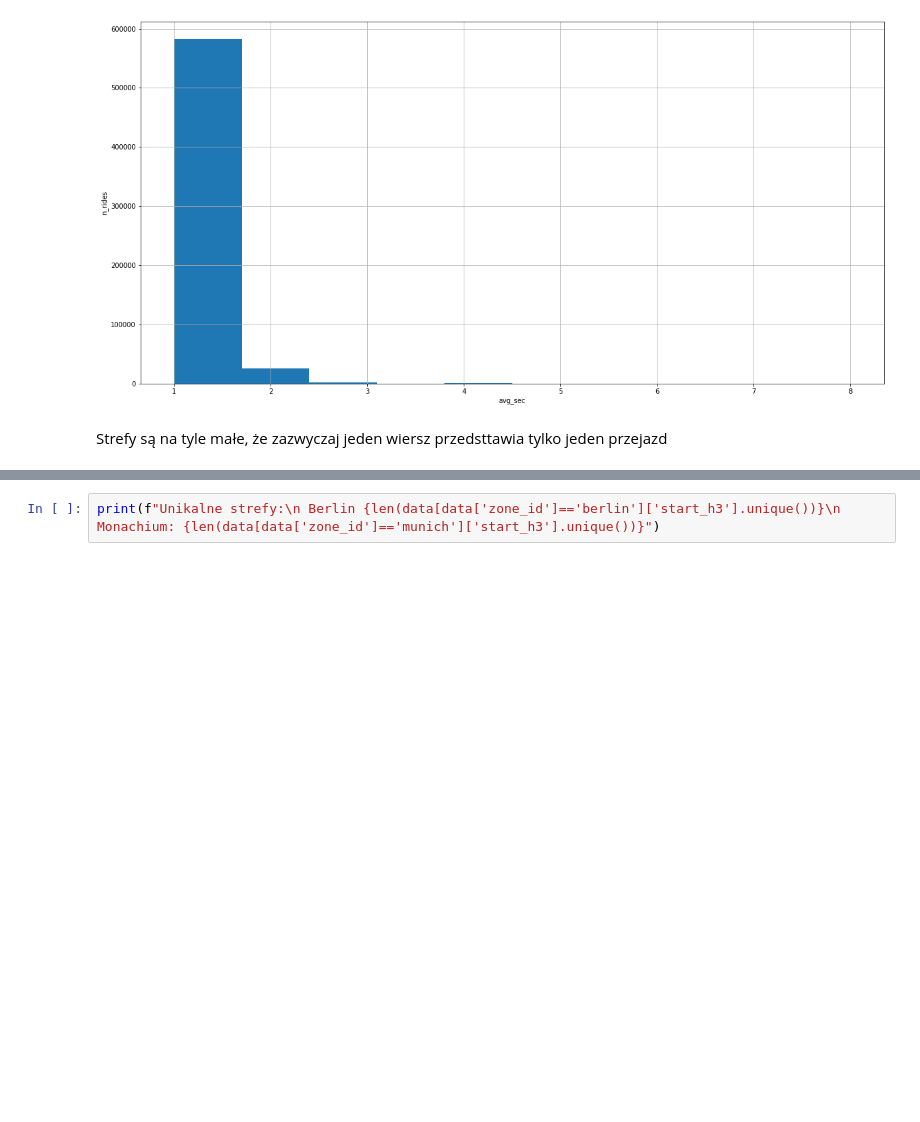
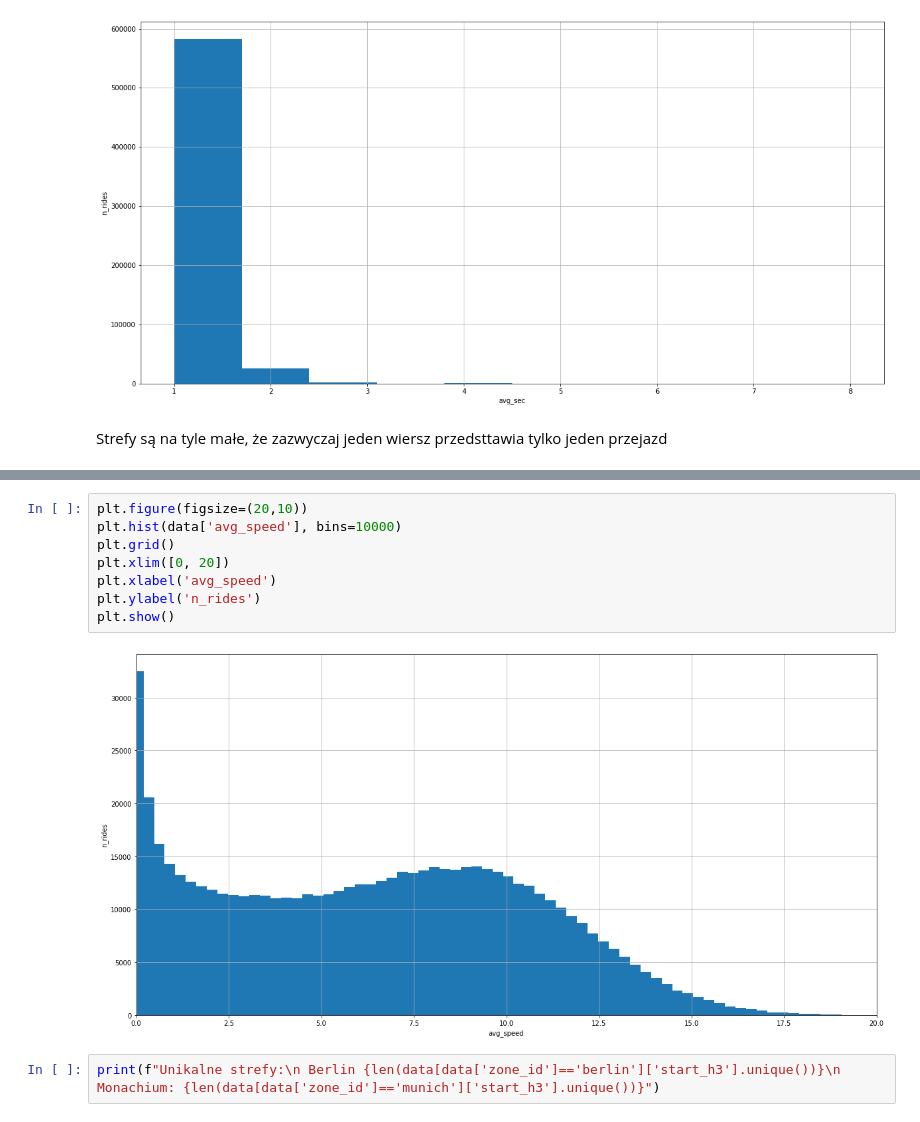
Before and after one commit to jsobolew/E-Scooter-routes-analysis, a Jupyter notebook: script.ipynb, the cells around one changed output, grey strips where cells are left out. Drawn from its saved outputs; the diff is of its cells as text; blank space fills up the shorter version.

```diff
--- a/script.ipynb
+++ b/script.ipynb
@@ -73,3 +78,13 @@ plt.show()
+# %%
+plt.figure(figsize=(20,10))
+plt.hist(data['avg_speed'], bins=10000)
+plt.grid()
+plt.xlim([0, 20])
+plt.xlabel('avg_speed')
+plt.ylabel('n_rides')
+plt.show()
+# %% [output]
+[figure, added]
 # %%
 print(f"Unikalne strefy:\n Berlin {len(data[data['zone_id']=='berlin']['start_h3'].unique())}\n Monachium: {len(data[data['zone_id']=='munich']['start_h3'].unique())}")
 # %% [output]
```
Also changed, not shown: parts of 22 cells of this notebook, 1 other file.
